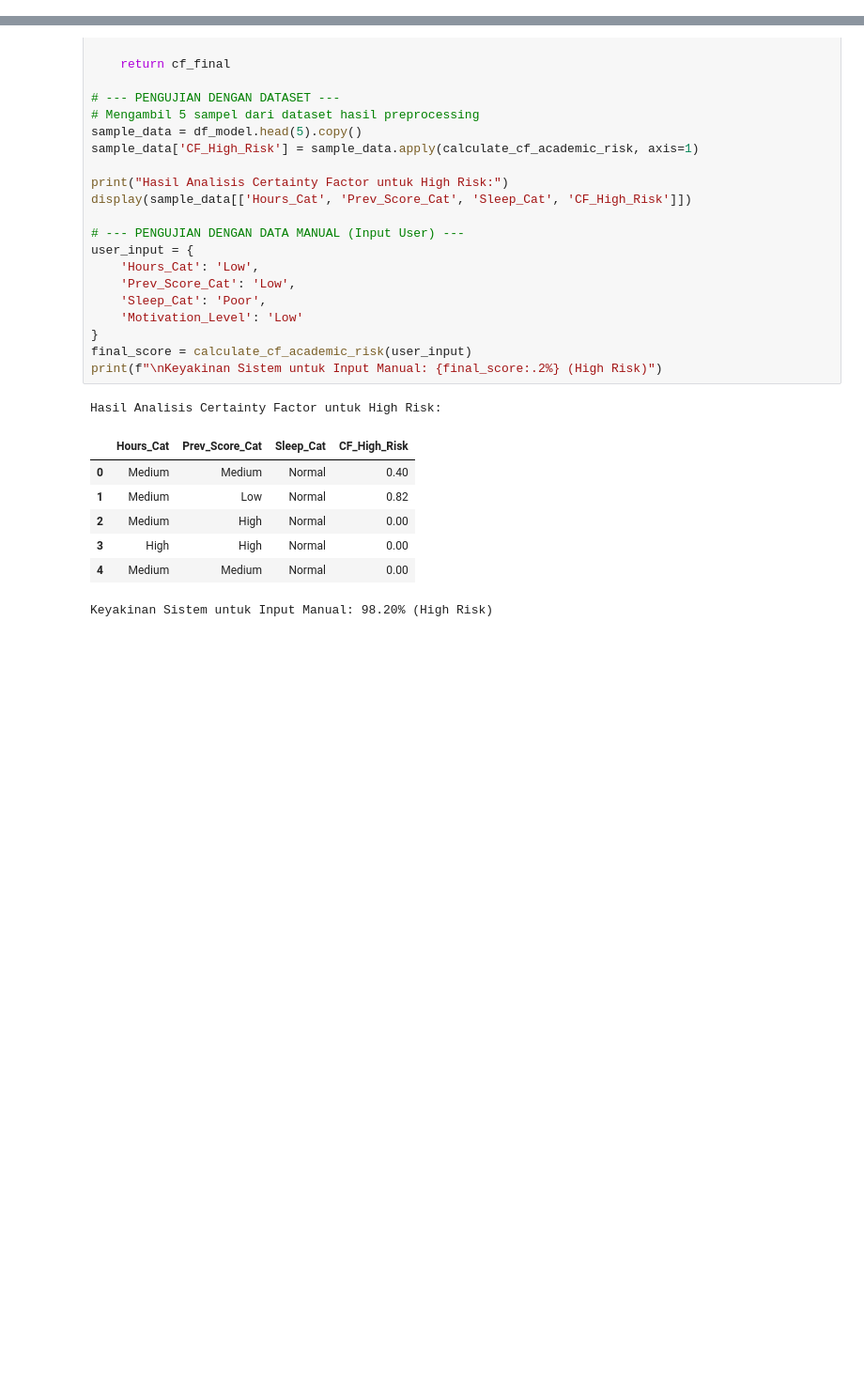
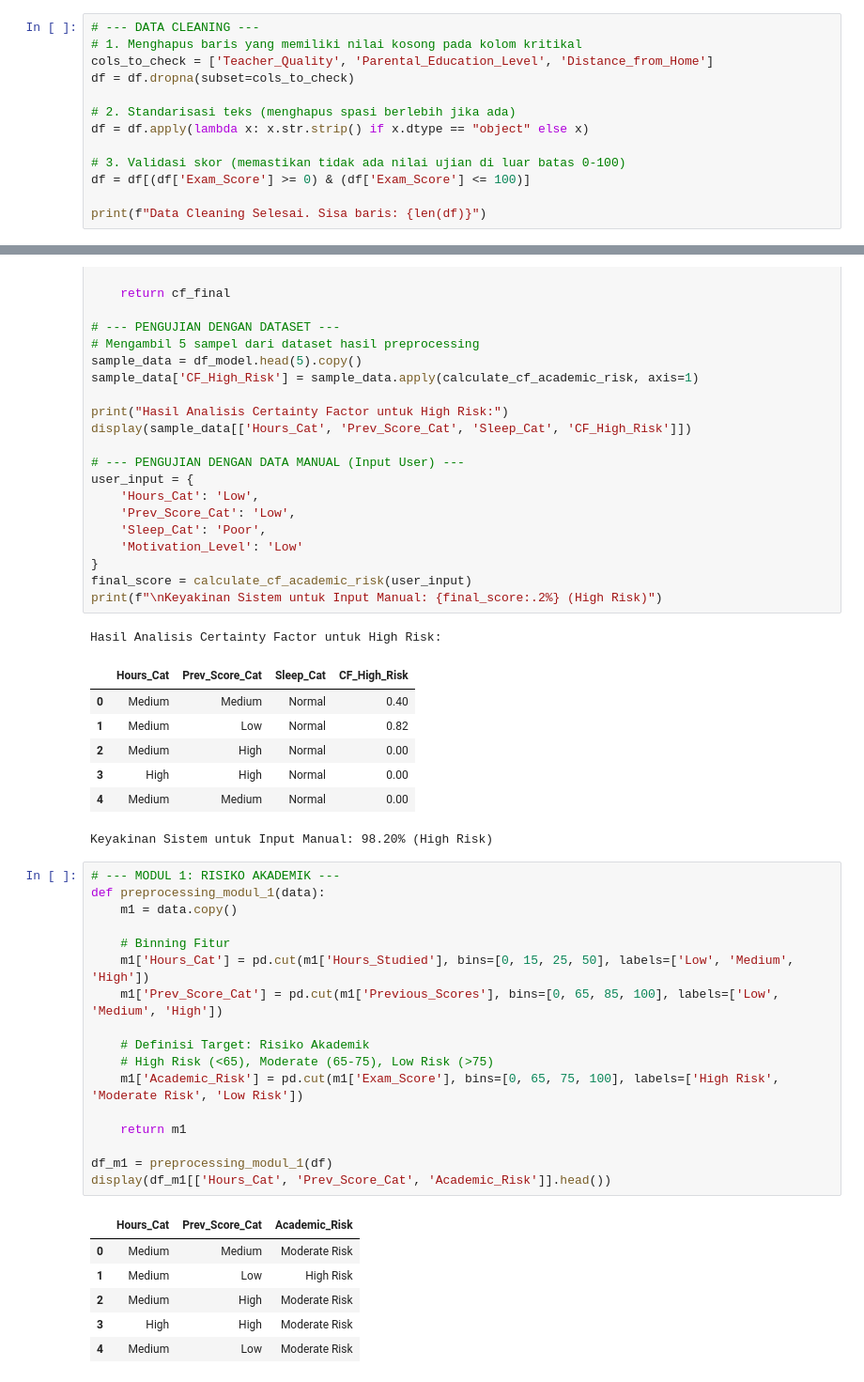
Before and after one commit to AfiqFirdaus16/PBL_EduTech, a Jupyter notebook: utsSBPKelompok4/certaintyFactor/Certainty_Factor.ipynb, the cells around one changed output, grey strips where cells are left out. Shown at 94% size. Cells and saved outputs as stored; diff of their text form; blank space fills up the shorter version.

```diff
--- a/utsSBPKelompok4/certaintyFactor/Certainty_Factor.ipynb
+++ b/utsSBPKelompok4/certaintyFactor/Certainty_Factor.ipynb
@@ -70,0 +39,13 @@ memory usage: 206.6+ KB
+# %%
+# --- DATA CLEANING ---
+# 1. Menghapus baris yang memiliki nilai kosong pada kolom kritikal
+cols_to_check = ['Teacher_Quality', 'Parental_Education_Level', 'Distance_from_Home']
+df = df.dropna(subset=cols_to_check)
+
+# 2. Standarisasi teks (menghapus spasi berlebih jika ada)
+df = df.apply(lambda x: x.str.strip() if x.dtype == "object" else x)
+
+# 3. Validasi skor (memastikan tidak ada nilai ujian di luar batas 0-100)
+df = df[(df['Exam_Score'] >= 0) & (df['Exam_Score'] <= 100)]
+
+print(f"Data Cleaning Selesai. Sisa baris: {len(df)}")
@@ -139,3 +138,27 @@ Hasil Analisis Certainty Factor untuk High Risk:
 | 3 | High | High | Normal | 0.00 |
 | 4 | Medium | Medium | Normal | 0.00 |
 Keyakinan Sistem untuk Input Manual: 98.20% (High Risk)
+# %%
+# --- MODUL 1: RISIKO AKADEMIK ---
+def preprocessing_modul_1(data):
+    m1 = data.copy()
+
+    # Binning Fitur
+    m1['Hours_Cat'] = pd.cut(m1['Hours_Studied'], bins=[0, 15, 25, 50], labels=['Low', 'Medium', 'High'])
+    m1['Prev_Score_Cat'] = pd.cut(m1['Previous_Scores'], bins=[0, 65, 85, 100], labels=['Low', 'Medium', 'High'])
+
+    # Definisi Target: Risiko Akademik
+    # High Risk (<65), Moderate (65-75), Low Risk (>75)
+    m1['Academic_Risk'] = pd.cut(m1['Exam_Score'], bins=[0, 65, 75, 100], labels=['High Risk', 'Moderate Risk', 'Low Risk'])
+
+    return m1
+
+df_m1 = preprocessing_modul_1(df)
+display(df_m1[['Hours_Cat', 'Prev_Score_Cat', 'Academic_Risk']].head())
+# %% [output]
+|  | Hours_Cat | Prev_Score_Cat | Academic_Risk |
+| 0 | Medium | Medium | Moderate Risk |
+| 1 | Medium | Low | High Risk |
+| 2 | Medium | High | Moderate Risk |
+| 3 | High | High | Moderate Risk |
+| 4 | Medium | Low | Moderate Risk |
```
Also changed, not shown: parts of 7 cells of this notebook.
